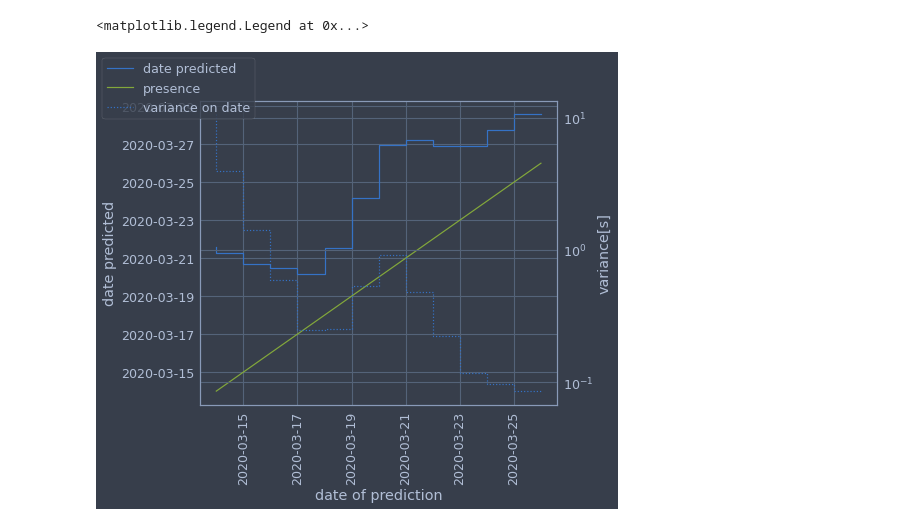
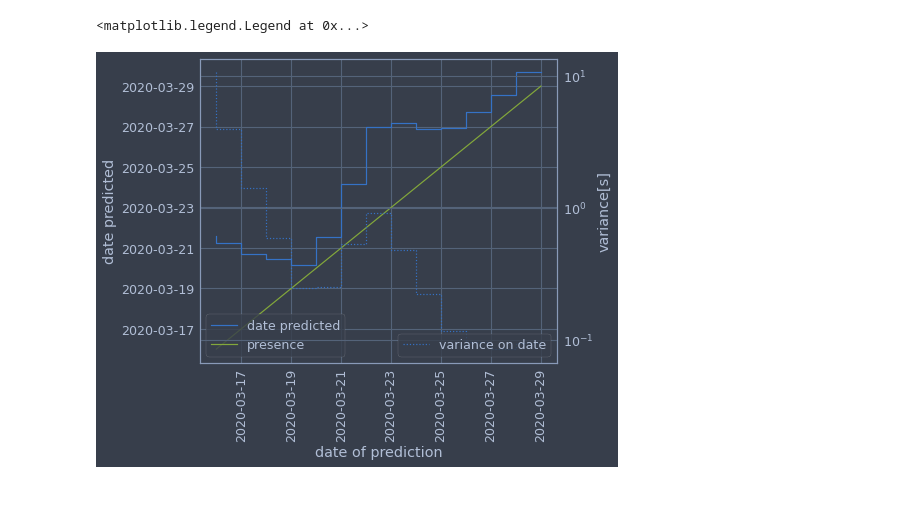
Before and after one commit to pcjedi/notebooks, a Jupyter notebook: corona.ipynb, the cells around one changed output. Saved outputs shown, nothing was run; the diff lists cells and outputs as text; code cells hidden in the pictures; blank space fills up the shorter version.

```diff
--- a/corona.ipynb
+++ b/corona.ipynb
@@ -155,25 +174,26 @@ for e in df_exchina.index[30:]:
                        p0 = (sat, td, velo)
                       )
 
-    x.append(e)
+    x.append(e + datetime.timedelta(days=2))
     y_var.append(np.diag(pcov)[1] * 1e10)
     y.append(datetime.datetime.fromtimestamp(popt[1] * 1e10))
 # %%
 fig, ax1 = plt.subplots()
 plt.xticks(rotation=90)
 plt.xlabel("date of prediction")
 
 plt.ylabel("date predicted")
 
 ax1.plot(x, y, label='date predicted', drawstyle='steps')
 ax1.plot(x, x, label='presence')
 
 
 ax2 = ax1.twinx()
 ax2.semilogy(x, y_var, ":", label='variance on date', drawstyle='steps')
 plt.ylabel("variance[s]")
 
-fig.legend(loc="upper left")
+ax1.legend(loc="lower left")
+ax2.legend(loc="lower right")
 # %% [output]
 <matplotlib.legend.Legend at 0x...>
-[figure, old version]
+[figure, new version]
```
Also changed, not shown: parts of 11 cells of this notebook, 1 other file.
